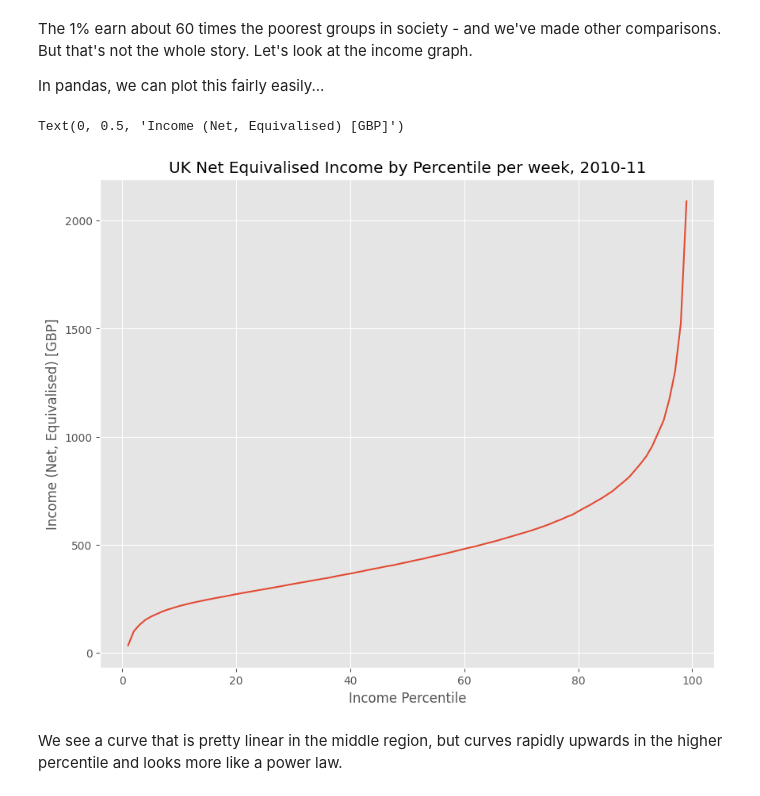
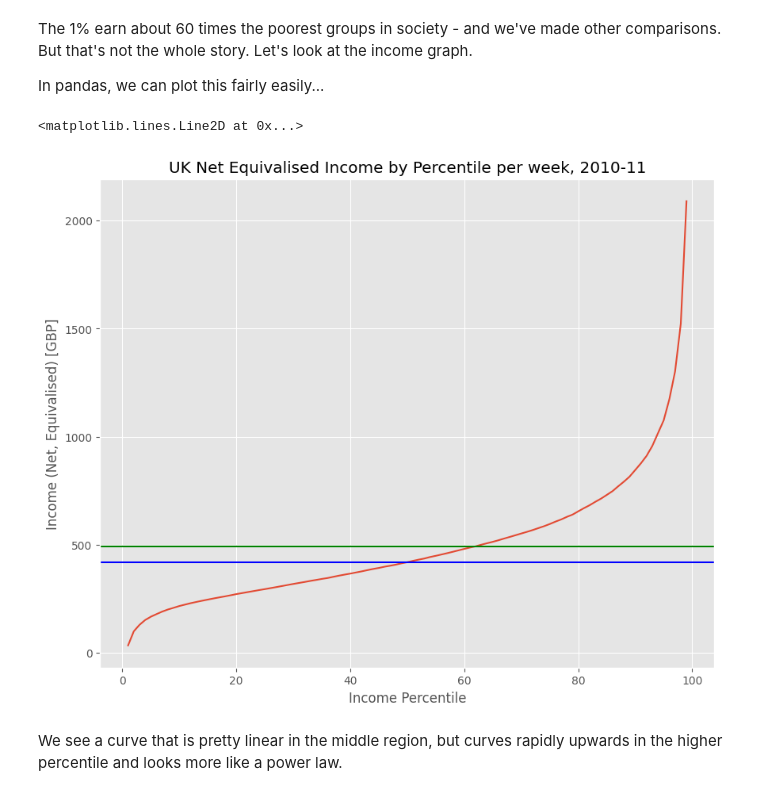
Before and after one commit to muffoonfu/QM2, a Jupyter notebook: ED_AQD_Copy_of_W2_Working_with_Data_in_Pandas.ipynb, the cells around one changed output. Drawn from its saved outputs; the diff is of its cells as text; code cells hidden in the pictures.

```diff
--- a/ED_AQD_Copy_of_W2_Working_with_Data_in_Pandas.ipynb
+++ b/ED_AQD_Copy_of_W2_Working_with_Data_in_Pandas.ipynb
@@ -207,11 +211,17 @@ In pandas, we can plot this fairly easily...
 # %%
 income['Net equivalised household income in 2010-11, week'].plot()
 plt.title('UK Net Equivalised Income by Percentile per week, 2010-11')
 plt.xlabel('Income Percentile')
 plt.ylabel('Income (Net, Equivalised) [GBP]')
+
+mean = income['Net equivalised household income in 2010-11, week'].mean()
+median = income['Net equivalised household income in 2010-11, week'].median()
+
+plt.axhline(y = mean, color = "green") # Showing mean in green line on graph
+plt.axhline(y = median, color = "blue") # Showing median in blue line on graph
 # %% [output]
-Text(0, 0.5, 'Income (Net, Equivalised) [GBP]')
+<matplotlib.lines.Line2D at 0x...>
-[figure, old version]
+[figure, new version]
 # %% [markdown]
 We see a curve that is pretty linear in the middle region, but curves rapidly upwards in the higher percentile and looks more like a power law.
 # %% [markdown]
```
Also changed, not shown: parts of 2 cells of this notebook.
